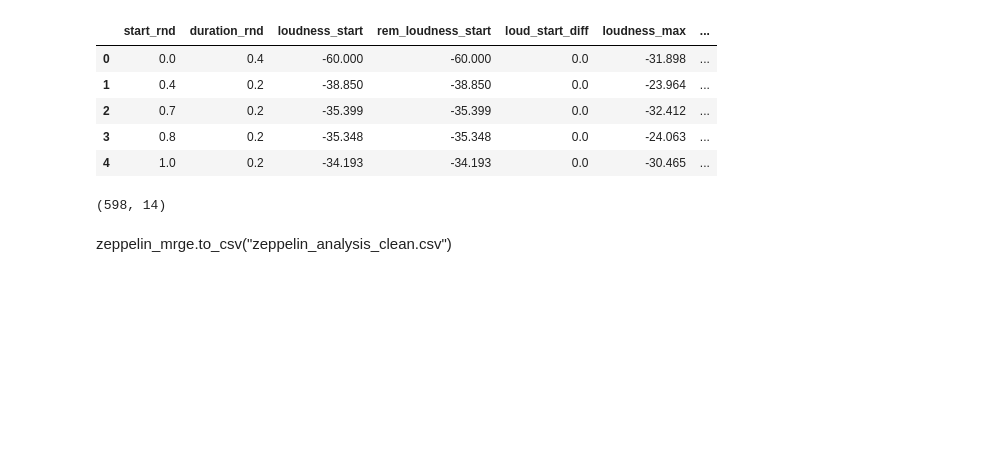
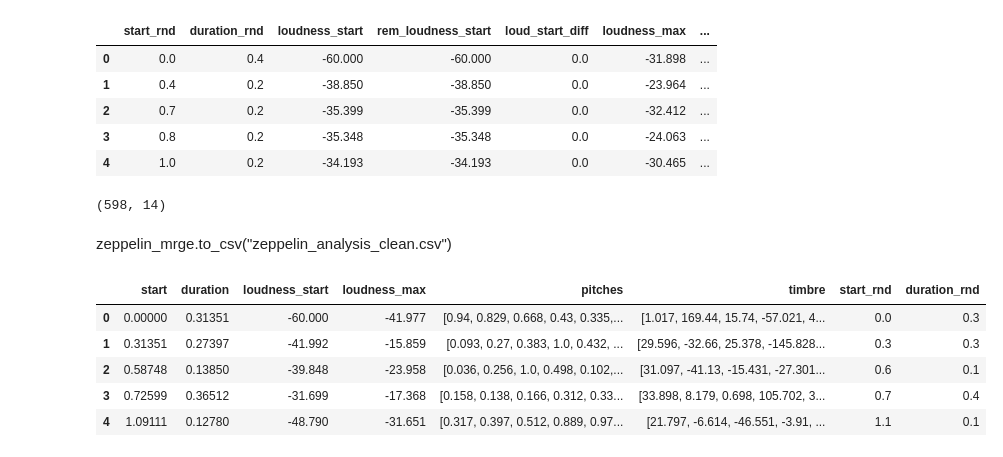
Before and after one commit to adamtsuch21/nss_capstone, a Jupyter notebook: notebooks/capstone_clean_data.ipynb, the cells around one changed output. Cells and saved outputs as stored; diff of their text form; code cells hidden in the pictures; blank space fills up the shorter version.

```diff
--- a/notebooks/capstone_clean_data.ipynb
+++ b/notebooks/capstone_clean_data.ipynb
@@ -193,6 +193,10 @@ santana_fp = data_folder + "santana/santana_"
 sinatra_fp = data_folder + "sinatra/sinatra_"
 talking_heads_fp = data_folder + "talking_heads/talking_heads_"
 zeppelin_fp = data_folder + "zeppelin/zeppelin_"
+# %%
+curtis_fp = data_folder + "curtis/curtis_"
+stones_fp = data_folder + "stones/stones_"
+yell_mag_fp = data_folder + "yell_mag/yell_mag_"
 # %%
 fp_list = [aretha_fp, beastie_fp, clash_fp, euryth_fp, ice_cube_fp, interpol_fp, mb20_fp, nin_fp, notor_big_fp, queen_fp]
 # %%
@@ -1255,3 +1285,15 @@ print(zeppelin_mrge.shape)
 (598, 14)
 # %% [markdown]
 zeppelin_mrge.to_csv("zeppelin_analysis_clean.csv")
+# %%
+curtis_og = pd.read_csv(curtis_fp + 'analysis.csv')
+time_rnd(curtis_og)
+curtis_og = curtis_og.drop(columns=['confidence', 'loudness_max_time', 'loudness_end'])
+curtis_og.head()
+# %% [output]
+|  | start | duration | loudness_start | loudness_max | pitches | timbre | start_rnd | duration_rnd |
+| 0 | 0.00000 | 0.31351 | -60.000 | -41.977 | [0.94, 0.829, 0.668, 0.43, 0.335,... | [1.017, 169.44, 15.74, -57.021, 4... | 0.0 | 0.3 |
+| 1 | 0.31351 | 0.27397 | -41.992 | -15.859 | [0.093, 0.27, 0.383, 1.0, 0.432, ... | [29.596, -32.66, 25.378, -145.828... | 0.3 | 0.3 |
+| 2 | 0.58748 | 0.13850 | -39.848 | -23.958 | [0.036, 0.256, 1.0, 0.498, 0.102,... | [31.097, -41.13, -15.431, -27.301... | 0.6 | 0.1 |
+| 3 | 0.72599 | 0.36512 | -31.699 | -17.368 | [0.158, 0.138, 0.166, 0.312, 0.33... | [33.898, 8.179, 0.698, 105.702, 3... | 0.7 | 0.4 |
+| 4 | 1.09111 | 0.12780 | -48.790 | -31.651 | [0.317, 0.397, 0.512, 0.889, 0.97... | [21.797, -6.614, -46.551, -3.91, ... | 1.1 | 0.1 |
```
Also changed, not shown: parts of 41 cells of this notebook, 4 other files.
